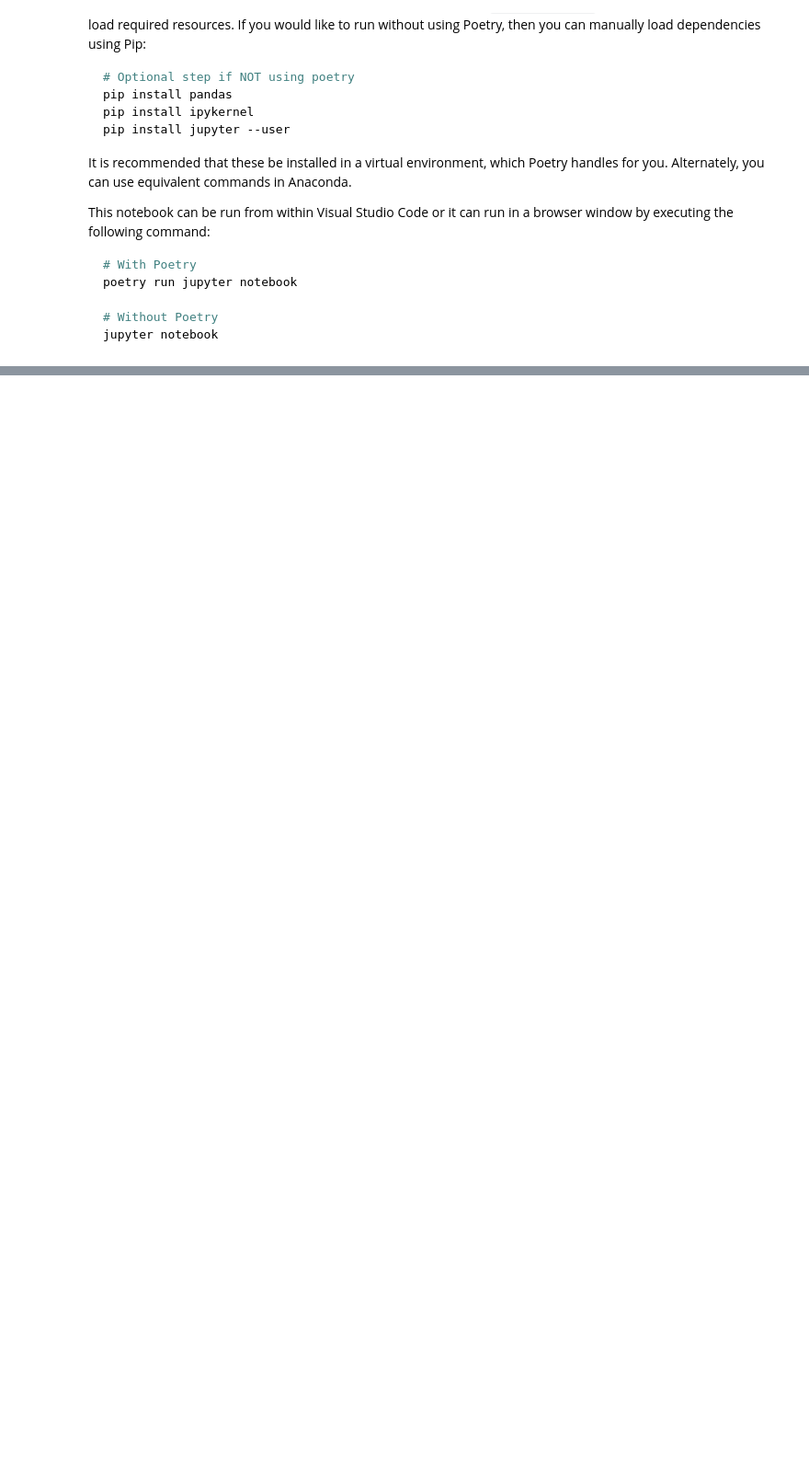
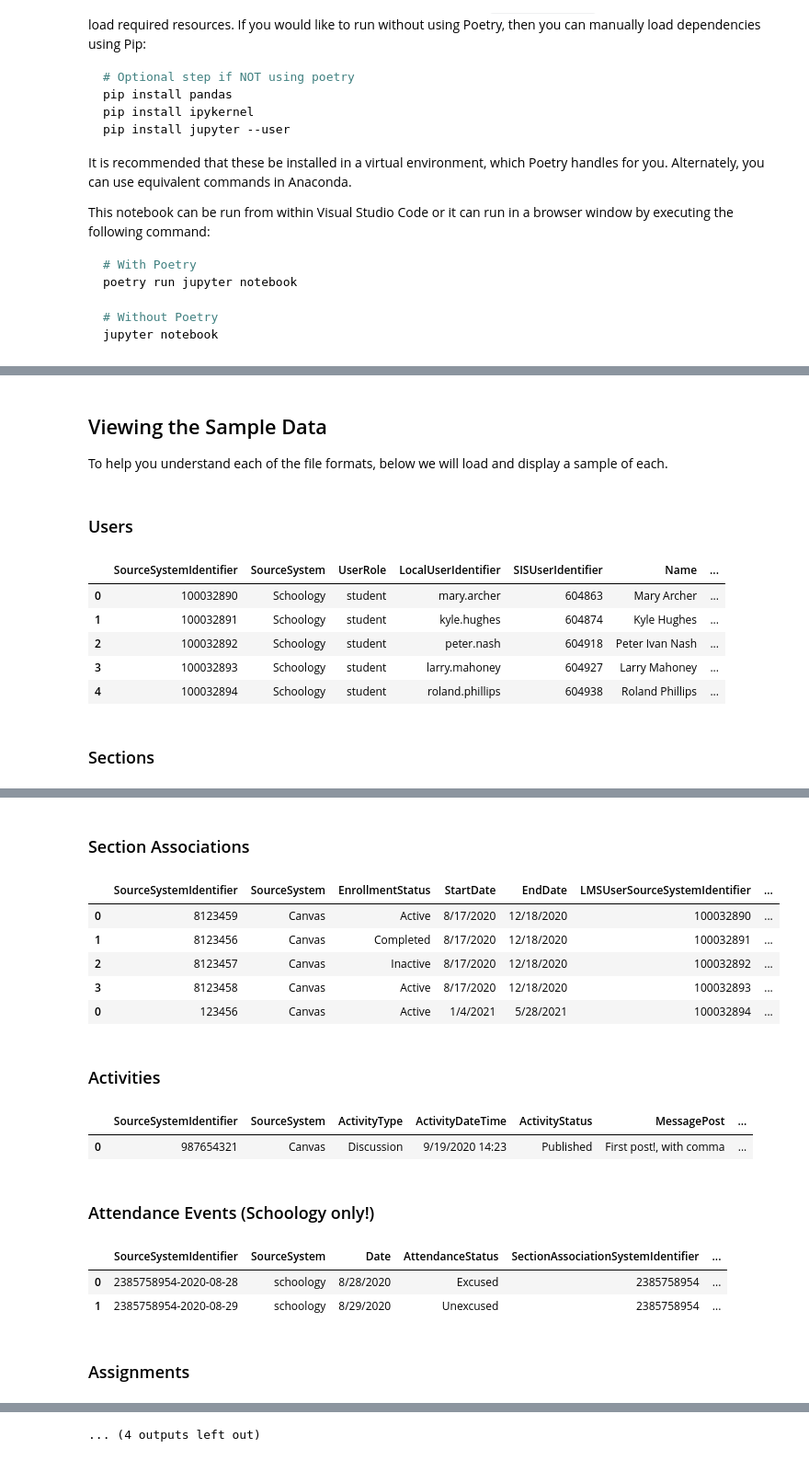
Before and after one commit to Ed-Fi-Exchange-OSS/LMS-Toolkit, a Jupyter notebook: src/notebooks/filesystem-tutorial.ipynb, the cells around one changed output, grey strips where cells are left out. Shown at 92% size. Saved outputs shown, nothing was run; the diff lists cells and outputs as text; code cells hidden in the pictures; blank space fills up the shorter version.

```diff
--- a/src/notebooks/filesystem-tutorial.ipynb
+++ b/src/notebooks/filesystem-tutorial.ipynb
@@ -147,0 +206,49 @@ PENDING: what comes next? Do something that demonstrates merging all assignments
+# %% [markdown]
+## Viewing the Sample Data
+
+To help you understand each of the file formats, below we will load and display a sample of each.
+# %%
+from IPython.display import display, Markdown
+
+sample_dir = os.path.join("..", "..", "docs", "sample-out")
+
+users_df = get_all_users(sample_dir)
+display(Markdown("### Users"))
+display(users_df.head())
+
+sections_df = get_all_sections(sample_dir)
+display(Markdown("### Sections"))
+display(sections_df.head())
+
+all_section_associations_df = get_all_section_associations(sample_dir, sections_df)
+display(Markdown("### Section Associations"))
+display(all_section_associations_df.head())
+
+all_activities_df = get_all_activities(sample_dir, sections_df)
+display(Markdown("### Activities"))
+display(all_activities_df.head())
+
+all_attendance_events_df = get_all_attendance_events(sample_dir, sections_df)
+display(Markdown("### Attendance Events (Schoology only!)"))
+display(all_attendance_events_df.head())
+
+all_assignments_df = get_all_assignments(sample_dir, sections_df)
+display(Markdown("### Assignments"))
+display(all_assignments_df.head())
+
+all_submissions_df = get_all_submissions(sample_dir, all_assignments_df)
+display(Markdown("### Submissions"))
+display(all_submissions_df.head())
+
+all_grades_df = get_all_grades(sample_dir, sections_df)
+display(Markdown("### Grades"))
+display(all_grades_df.head())
+# %% [output]
+### Users
+|  | SourceSystemIdentifier | SourceSystem | UserRole | LocalUserIdentifier | SISUserIdentifier | Name | ... |
+| 0 | 100032890 | Schoology | student | mary.archer | 604863 | Mary Archer | ... |
+| 1 | 100032891 | Schoology | student | kyle.hughes | 604874 | Kyle Hughes | ... |
+| 2 | 100032892 | Schoology | student | peter.nash | 604918 | Peter Ivan Nash | ... |
+| 3 | 100032893 | Schoology | student | larry.mahoney | 604927 | Larry Mahoney | ... |
+| 4 | 100032894 | Schoology | student | roland.phillips | 604938 | Roland Phillips | ... |
+### Sections
@@ -147,0 +260,15 @@ PENDING: what comes next? Do something that demonstrates merging all assignments
+### Section Associations
+|  | SourceSystemIdentifier | SourceSystem | EnrollmentStatus | StartDate | EndDate | LMSUserSourceSystemIdentifier | ... |
+| 0 | 8123459 | Canvas | Active | 8/17/2020 | 12/18/2020 | 100032890 | ... |
+| 1 | 8123456 | Canvas | Completed | 8/17/2020 | 12/18/2020 | 100032891 | ... |
+| 2 | 8123457 | Canvas | Inactive | 8/17/2020 | 12/18/2020 | 100032892 | ... |
+| 3 | 8123458 | Canvas | Active | 8/17/2020 | 12/18/2020 | 100032893 | ... |
+| 0 | 123456 | Canvas | Active | 1/4/2021 | 5/28/2021 | 100032894 | ... |
+### Activities
+|  | SourceSystemIdentifier | SourceSystem | ActivityType | ActivityDateTime | ActivityStatus | MessagePost | ... |
+| 0 | 987654321 | Canvas | Discussion | 9/19/2020 14:23 | Published | First post!, with comma | ... |
+### Attendance Events (Schoology only!)
+|  | SourceSystemIdentifier | SourceSystem | Date | AttendanceStatus | SectionAssociationSystemIdentifier | ... |
+| 0 | 2385758954-2020-08-28 | schoology | 8/28/2020 | Excused | 2385758954 | ... |
+| 1 | 2385758954-2020-08-29 | schoology | 8/29/2020 | Unexcused | 2385758954 | ... |
+### Assignments
@@ -147,0 +279 @@ PENDING: what comes next? Do something that demonstrates merging all assignments
+... (4 outputs left out)
```
Also changed, not shown: parts of 13 cells of this notebook.
